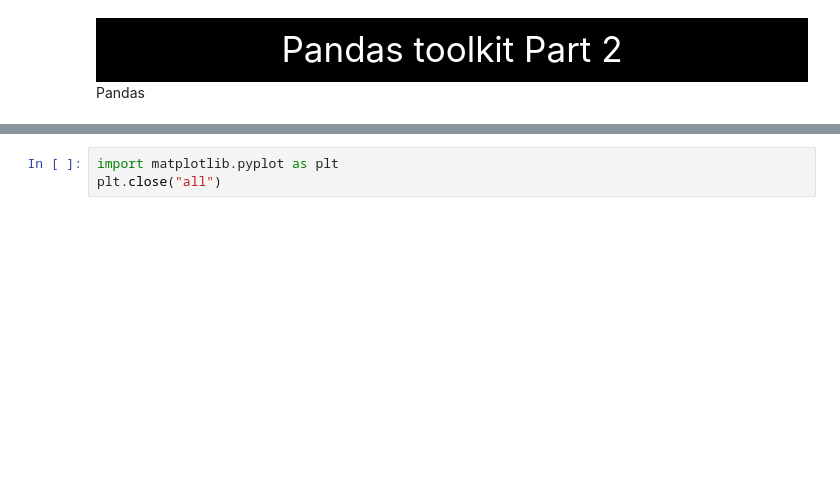
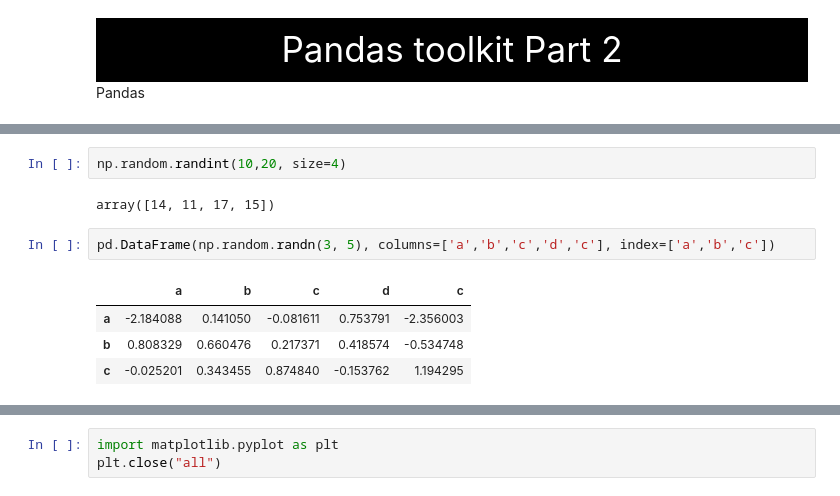
Before and after one commit to MuhammadTausif/PyComplete, a Jupyter notebook: pandas/pandas-complete-tutorial.ipynb, the cells around one changed output, grey strips where cells are left out. Saved outputs shown, nothing was run; the diff lists cells and outputs as text; blank space fills up the shorter version.

```diff
--- a/pandas/pandas-complete-tutorial.ipynb
+++ b/pandas/pandas-complete-tutorial.ipynb
@@ -15,2 +24,13 @@ s
+# %%
+np.random.randint(10,20, size=4)
+# %% [output]
+array([14, 11, 17, 15])
+# %%
+pd.DataFrame(np.random.randn(3, 5), columns=['a','b','c','d','c'], index=['a','b','c'])
+# %% [output]
+|  | a | b | c | d | c |
+| a | -2.184088 | 0.141050 | -0.081611 | 0.753791 | -2.356003 |
+| b | 0.808329 | 0.660476 | 0.217371 | 0.418574 | -0.534748 |
+| c | -0.025201 | 0.343455 | 0.874840 | -0.153762 | 1.194295 |
 # %%
 s.value_counts()
```
Also changed, not shown: parts of 69 cells of this notebook, 2 other files.
